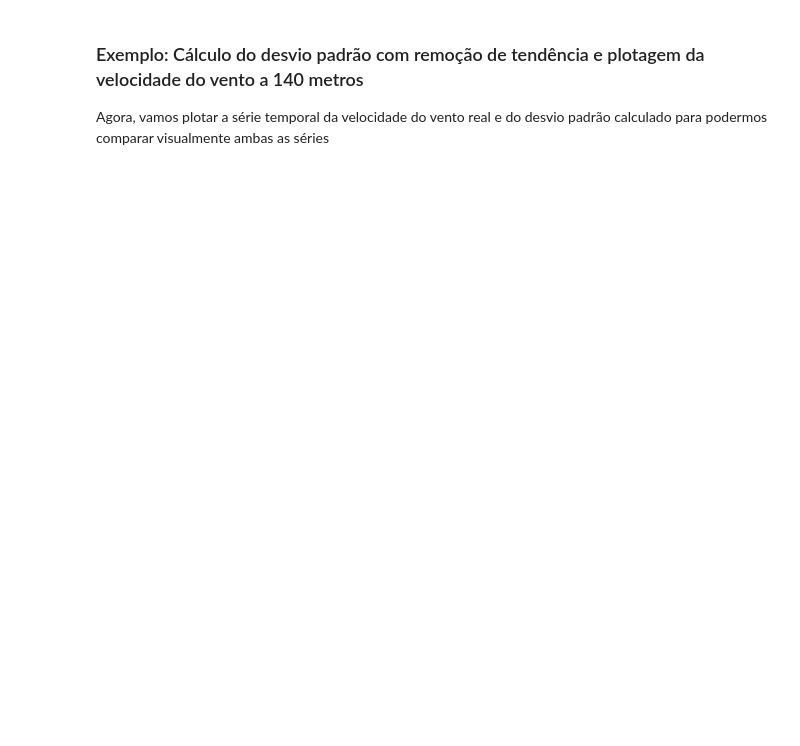
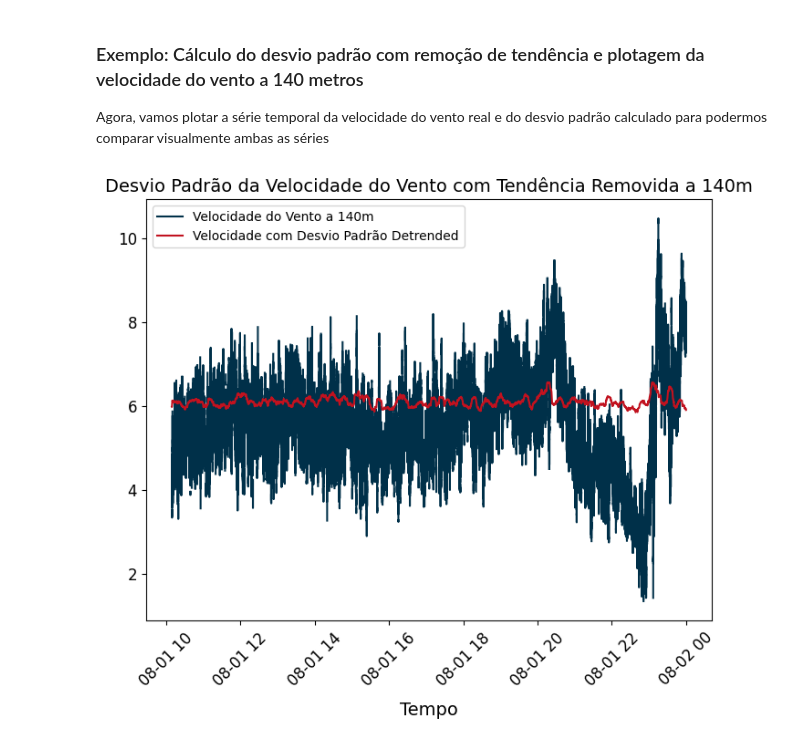
Before and after one commit to daniloceano/WindLab, a Jupyter notebook: docs/WindLab_tutorial.ipynb, the cells around one changed output. Cells and saved outputs as stored; diff of their text form; code cells hidden in the pictures; blank space fills up the shorter version.

```diff
--- a/docs/WindLab_tutorial.ipynb
+++ b/docs/WindLab_tutorial.ipynb
@@ -510,23 +586,18 @@ plt.show()
 
 Agora, vamos plotar a série temporal da velocidade do vento real e do desvio padrão calculado para podermos comparar visualmente ambas as séries
 # %%
-# Calcular o desvio padrão com remoção de tendência para a velocidade do vento a 140 metros
-std_detrended_ws140m = ds_accessor.compute_std_detrended_data(140, 'Wind Speed (m/s)')
-
-# Velocidade real a 140 metros
-ws140m = dataset["Wind Speed (m/s)"].sel(height=140)
-print(ws140m)
-
 # Importar biblioteca de plotagem
 import matplotlib.pyplot as plt
 
 # Plotar o desvio padrão ao longo do tempo junto com a velocidade do vento original
 plt.figure(figsize=(8,6))
-plt.plot(dataset.time.values, ws140m.values, c='#003049', label='Velocidade do Vento a 140m')
-plt.plot(dataset.time.values, (std_detrended_ws140m + ws140m.mean()).values, c='#c1121f', label='Velocidade com Desvio Padrão Detrended')
+plt.plot(data.time.values, data.values, c='#003049', label='Velocidade do Vento a 140m')
+plt.plot(data.time.values, (std + data.mean()).values, c='#c1121f', label='Velocidade com Desvio Padrão Detrended')
 plt.title('Desvio Padrão da Velocidade do Vento com Tendência Removida a 140m', fontsize=14)
 plt.xlabel('Tempo', labelpad=10, fontsize=14)
 plt.xticks(rotation=45, fontsize=12)
 plt.yticks(fontsize=12)
 plt.legend()
 plt.show()
+# %% [output]
+[figure, added]
```
Also changed, not shown: parts of 24 cells of this notebook, 3 other files.
